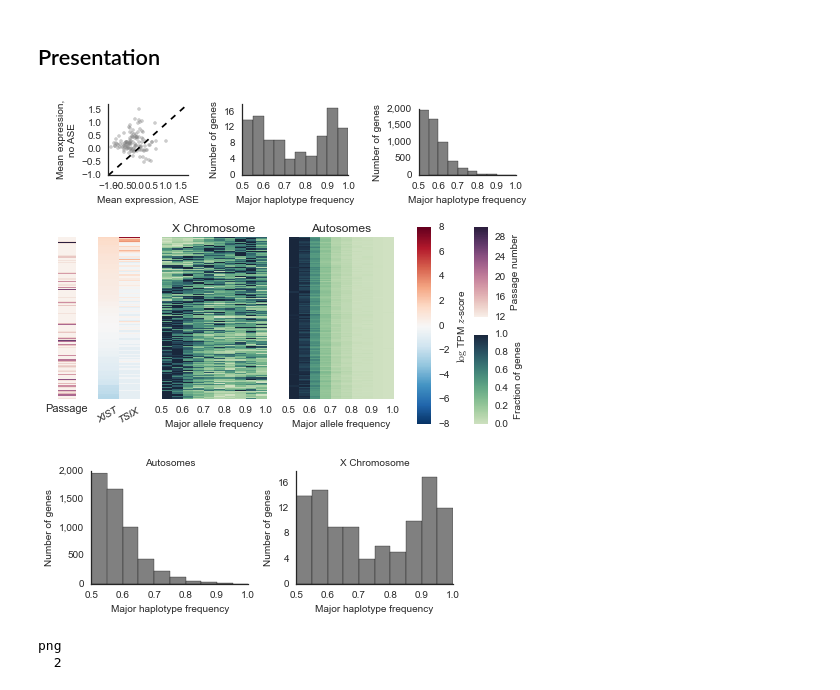
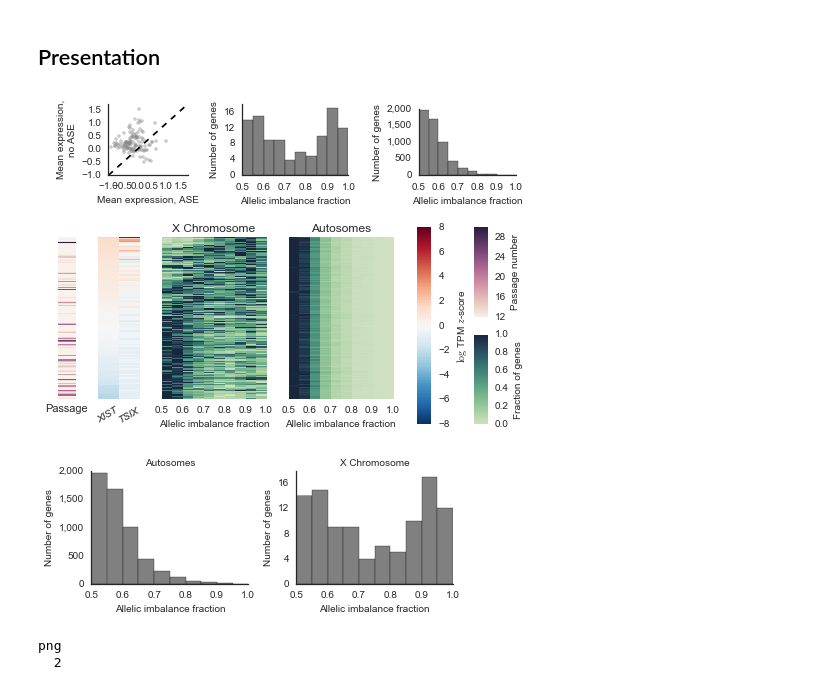
Before and after one commit to frazer-lab/cardips-ipsc-eqtl, a Jupyter notebook: notebooks/Figure. X Inactivation.ipynb, the cells around one changed output. Drawn from its saved outputs; the diff is of its cells as text; code cells hidden in the pictures.

```diff
--- a/notebooks/Figure. X Inactivation.ipynb
+++ b/notebooks/Figure. X Inactivation.ipynb
@@ -148,7 +148,7 @@ fig = plt.figure(figsize=(6.85, 9), dpi=300)
 
 gs = gridspec.GridSpec(1, 1)
 ax = fig.add_subplot(gs[0, 0])
-ax.text(0, 1, 'Figure 7',
+ax.text(0, 1, 'Figure 6',
         size=16, va='top', )
 ciepy.clean_axis(ax)
 ax.set_xticks([])
@@ -178,7 +178,7 @@ ax = fig.add_subplot(gs[0, 0])
 ax.hist(x_single.major_allele_freq, bins=np.arange(0.5, 1.05, 0.05), color='grey')
 ax.set_xlim(0.5, 1)
 ax.set_ylabel('Number of genes', fontsize=8)
-ax.set_xlabel('Major haplotype frequency', fontsize=8)
+ax.set_xlabel('Allelic imbalance fraction', fontsize=8)
 ax.spines['right'].set_visible(False)
 ax.spines['top'].set_visible(False)
 ax.set_yticks(np.arange(0, 20, 4))
@@ -193,7 +193,7 @@ ax = fig.add_subplot(gs[0, 0])
 ax.hist(notx_single.major_allele_freq, bins=np.arange(0.5, 1.05, 0.05), color='grey')
 ax.set_xlim(0.5, 1)
 ax.set_ylabel('Number of genes', fontsize=8)
-ax.set_xlabel('Major haplotype frequency', fontsize=8)
+ax.set_xlabel('Allelic imbalance fraction', fontsize=8)
 ax.spines['right'].set_visible(False)
 ax.spines['top'].set_visible(False)
 for l in ax.get_xticklines() + ax.get_yticklines():
@@ -247,7 +247,7 @@ ax.set_xticks(np.arange(xmin, xmax + 1, 2))
 ax.set_xticklabels(np.arange(0.5, 1.05, 0.1), fontsize=8)#, rotation=30)
 for l in ax.get_xticklines() + ax.get_yticklines():
     l.set_markersize(0)
-ax.set_xlabel('Major haplotype frequency', fontsize=8)
+ax.set_xlabel('Allelic imbalance fraction', fontsize=8)
 
 ax = fig.add_subplot(gs[0, 3])
 r = notx_all.ix[:, :, 'major_allele_freq'].apply(lambda z: pd.cut(z[z.isnull() == False],
@@ -262,7 +262,7 @@ ax.set_xticks(np.arange(xmin, xmax + 1, 2))
 ax.set_xticklabels(np.arange(0.5, 1.05, 0.1), fontsize=8)#, rotation=30)
 for l in ax.get_xticklines() + ax.get_yticklines():
     l.set_markersize(0)
-ax.set_xlabel('Major haplotype frequency', fontsize=8)
+ax.set_xlabel('Allelic imbalance fraction', fontsize=8)
 
 gs.tight_layout(fig, rect=[0, 0.45, 0.8, 0.8])
 
@@ -392,7 +398,7 @@ ax = fig.add_subplot(gs[0, 0])
 ax.hist(x_single.major_allele_freq, bins=np.arange(0.5, 1.05, 0.05), color='grey')
 ax.set_xlim(0.5, 1)
 ax.set_ylabel('Number of genes', fontsize=fs)
-ax.set_xlabel('Major haplotype frequency', fontsize=fs)
+ax.set_xlabel('Allelic imbalance fraction', fontsize=fs)
 ax.spines['right'].set_visible(False)
 ax.spines['top'].set_visible(False)
 ax.set_yticks(np.arange(0, 20, 4))
@@ -407,7 +413,7 @@ ax = fig.add_subplot(gs[0, 0])
 ax.hist(notx_single.major_allele_freq, bins=np.arange(0.5, 1.05, 0.05), color='grey')
 ax.set_xlim(0.5, 1)
 ax.set_ylabel('Number of genes', fontsize=fs)
-ax.set_xlabel('Major haplotype frequency', fontsize=fs)
+ax.set_xlabel('Allelic imbalance fraction', fontsize=fs)
 ax.spines['right'].set_visible(False)
 ax.spines['top'].set_visible(False)
 for l in ax.get_xticklines() + ax.get_yticklines():
@@ -470,7 +476,7 @@ ax.set_xticks(np.arange(xmin, xmax + 1, 2))
 ax.set_xticklabels(np.arange(0.5, 1.05, 0.1), fontsize=fs)#, rotation=30)
 for l in ax.get_xticklines() + ax.get_yticklines():
     l.set_markersize(0)
-ax.set_xlabel('Major allele frequency', fontsize=fs)
+ax.set_xlabel('Allelic imbalance fraction', fontsize=fs)
 ax.set_title('X Chromosome')
 
 ax = fig.add_subplot(gs[0, 3])
@@ -486,7 +492,7 @@ ax.set_xticks(np.arange(xmin, xmax + 1, 2))
 ax.set_xticklabels(np.arange(0.5, 1.05, 0.1), fontsize=fs)#, rotation=30)
 for l in ax.get_xticklines() + ax.get_yticklines():
     l.set_markersize(0)
-ax.set_xlabel('Major allele frequency', fontsize=fs)
+ax.set_xlabel('Allelic imbalance fraction', fontsize=fs)
 ax.set_title('Autosomes')
 
 # t = fig.text(0.005, 0.615, 'D', weight='bold',
@@ -508,34 +514,34 @@ for t in ax.get_xticklabels() + ax.get_yticklabels():
     t.set_fontsize(fs)
 
 # Plot colormap for passage number.
 ax = fig.add_subplot(gs[0, 1])
 cb = plt.colorbar(mappable=passage_im, cax=ax)
 cb.solids.set_edgecolor("face")
 cb.outline.set_linewidth(0)
 for l in ax.get_yticklines():
     l.set_markersize(0)
 cb.set_label('Passage number', fontsize=fs)
 cb.set_ticks(np.arange(12, 32, 4))
 for t in ax.get_xticklabels() + ax.get_yticklabels():
     t.set_fontsize(fs)
 
 # Plot colormap for ASE.
 ax = fig.add_subplot(gs[1, 1])
 cb = plt.colorbar(mappable=x_ase_im, cax=ax)
 cb.solids.set_edgecolor("face")
 cb.outline.set_linewidth(0)
 for l in ax.get_yticklines():
     l.set_markersize(0)
 cb.set_label('Fraction of genes', fontsize=fs)
 cb.set_ticks(np.arange(0, 1.2, 0.2))
 for t in ax.get_xticklabels() + ax.get_yticklabels():
     t.set_fontsize(fs)
 
 gs.tight_layout(fig, rect=[0.75, 0, 1, 0.62])
 
 plt.savefig(os.path.join(outdir, 'x_inactivation_hists_heatmaps_presentation.pdf'))
 # %% [output]
-[figure, old version]
+[figure, new version]
 # %%
 fig, axs = plt.subplots(1, 2, figsize=(6, 2.4), dpi=300)
 
@@ -543,7 +549,7 @@ ax = axs[1]
 ax.hist(x_single.major_allele_freq, bins=np.arange(0.5, 1.05, 0.05), color='grey')
 ax.set_xlim(0.5, 1)
 ax.set_ylabel('Number of genes', fontsize=fs)
-ax.set_xlabel('Major haplotype frequency', fontsize=fs)
+ax.set_xlabel('Allelic imbalance fraction', fontsize=fs)
 ax.spines['right'].set_visible(False)
 ax.spines['top'].set_visible(False)
 ax.set_yticks(np.arange(0, 20, 4))
@@ -557,7 +563,7 @@ ax = axs[0]
 ax.hist(notx_single.major_allele_freq, bins=np.arange(0.5, 1.05, 0.05), color='grey')
 ax.set_xlim(0.5, 1)
 ax.set_ylabel('Number of genes', fontsize=fs)
-ax.set_xlabel('Major haplotype frequency', fontsize=fs)
+ax.set_xlabel('Allelic imbalance fraction', fontsize=fs)
 ax.spines['right'].set_visible(False)
 ax.spines['top'].set_visible(False)
 for l in ax.get_xticklines() + ax.get_yticklines():
@@ -571,7 +577,7 @@ fig.tight_layout()
 
 plt.savefig(os.path.join(outdir, 'mhf_hists_presentation.pdf'))
 # %% [output]
-[figure, old version]
+[figure, new version]
 # %%
 t = x_all.ix[:, :, 'major_allele_freq']
 r = gene_info.ix[t.index, ['start', 'end']]
```
Also changed, not shown: parts of 4 cells of this notebook, 25 other files.
